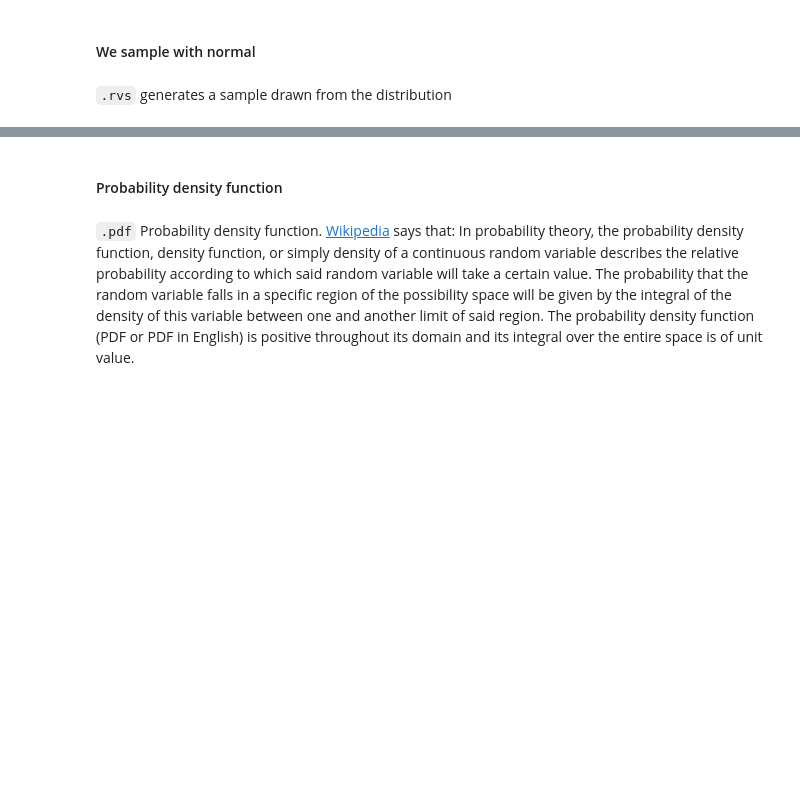
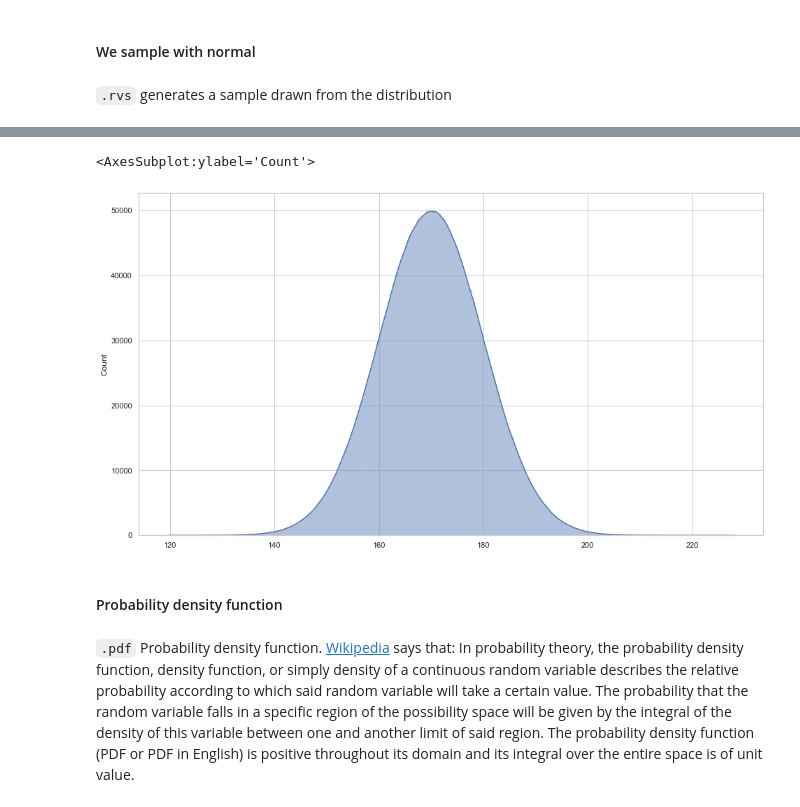
Before and after one commit to Ironhack-data-bcn-oct-2022/lectures, a Jupyter notebook: week-5/04 - Continuous distributions.ipynb, the cells around one changed output, grey strips where cells are left out. Drawn from its saved outputs; the diff is of its cells as text; code cells hidden in the pictures; blank space fills up the shorter version.

```diff
--- a/week-5/04 - Continuous distributions.ipynb
+++ b/week-5/04 - Continuous distributions.ipynb
@@ -485,3 +572,9 @@ Let us model a country in which heights have:
+# %%
+sample_normal_huge = my_normal.rvs(10000000)
+sns.histplot(sample_normal_huge, kde=True)
+# %% [output]
+<AxesSubplot:ylabel='Count'>
+[figure, added]
 # %% [markdown]
 #### Probability density function
 # %% [markdown]
```
Also changed, not shown: parts of 28 cells of this notebook.
